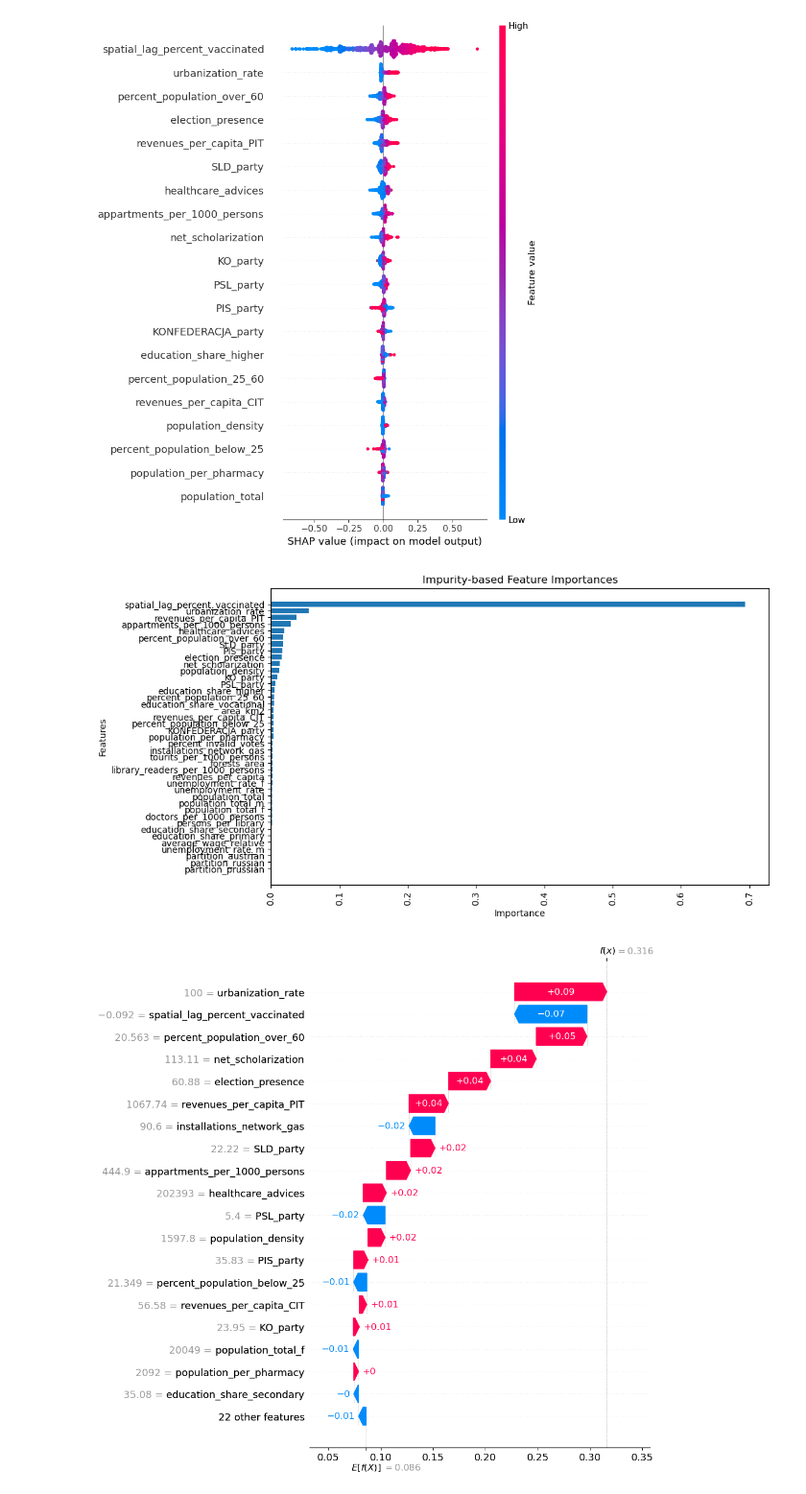
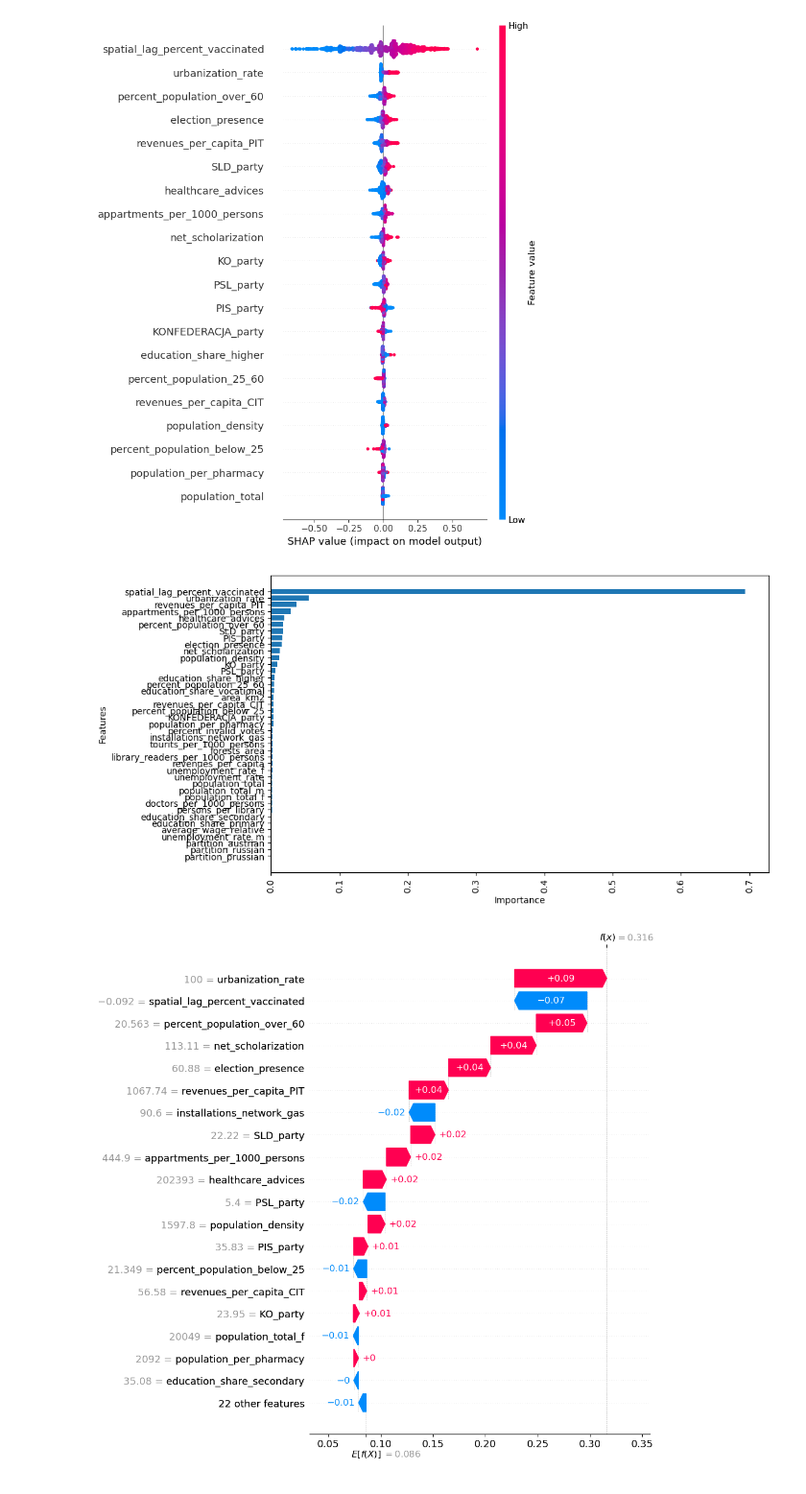
Before and after one commit to jjfrackowiak/WEC2024, a Jupyter notebook: XAI/exploration_notebook.ipynb, the cells around one changed output. Shown at 96% size. Cells and saved outputs as stored; diff of their text form; code cells hidden in the pictures.

Commit message:
Updated plots in the notebook

```diff
--- a/XAI/exploration_notebook.ipynb
+++ b/XAI/exploration_notebook.ipynb
@@ -54,28 +54,27 @@ shap.summary_plot(shap_values1, filtered_df)
 # %%
 # Impurity based
 
 # Get feature importances from the trained model
 feature_importances = gbm_model.feature_importances_
 
 # Get the names of the features
 feature_names = gbm_model.feature_names_in_  # Assuming X_train is a DataFrame
 
 # Create a DataFrame to store feature names and their importances
 feature_importance_df = pd.DataFrame({'Feature': feature_names, 'Importance': feature_importances})
 
 # Sort the DataFrame by feature importances
 feature_importance_df = feature_importance_df.sort_values(by='Importance', ascending=True)
 
 # Create a barplot
 plt.figure(figsize=(10, 6))
 plt.barh(feature_importance_df['Feature'], feature_importance_df['Importance'])
 plt.xlabel('Importance')
 plt.ylabel('Features')
-plt.title('Impurity-based Feature Importances')
 plt.xticks(rotation=90)  # Rotate x-axis labels for better readability
 plt.show()
 # %% [output]
-[figure, old version]
+[figure, new version]
 # %%
 explainer = shap.Explainer(gbm_model, filtered_df)
 shap_values2 = explainer(filtered_df, check_additivity=False)
```
Also changed, not shown: parts of 4 cells of this notebook.
